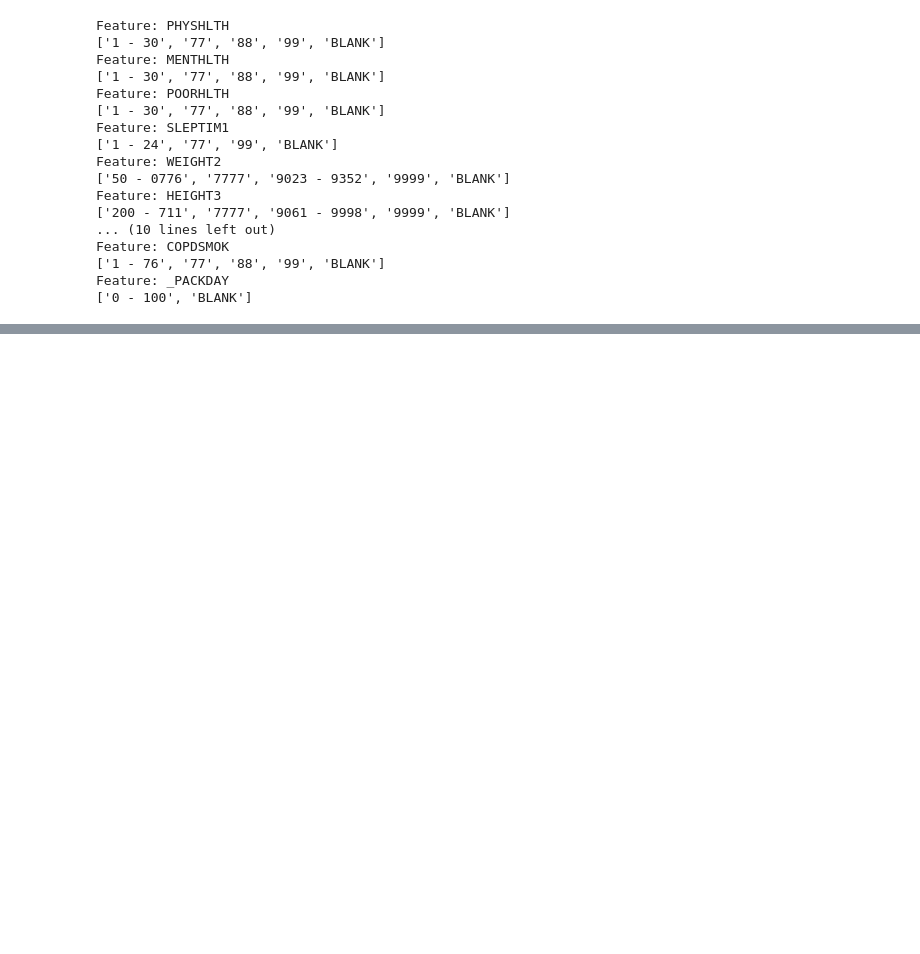
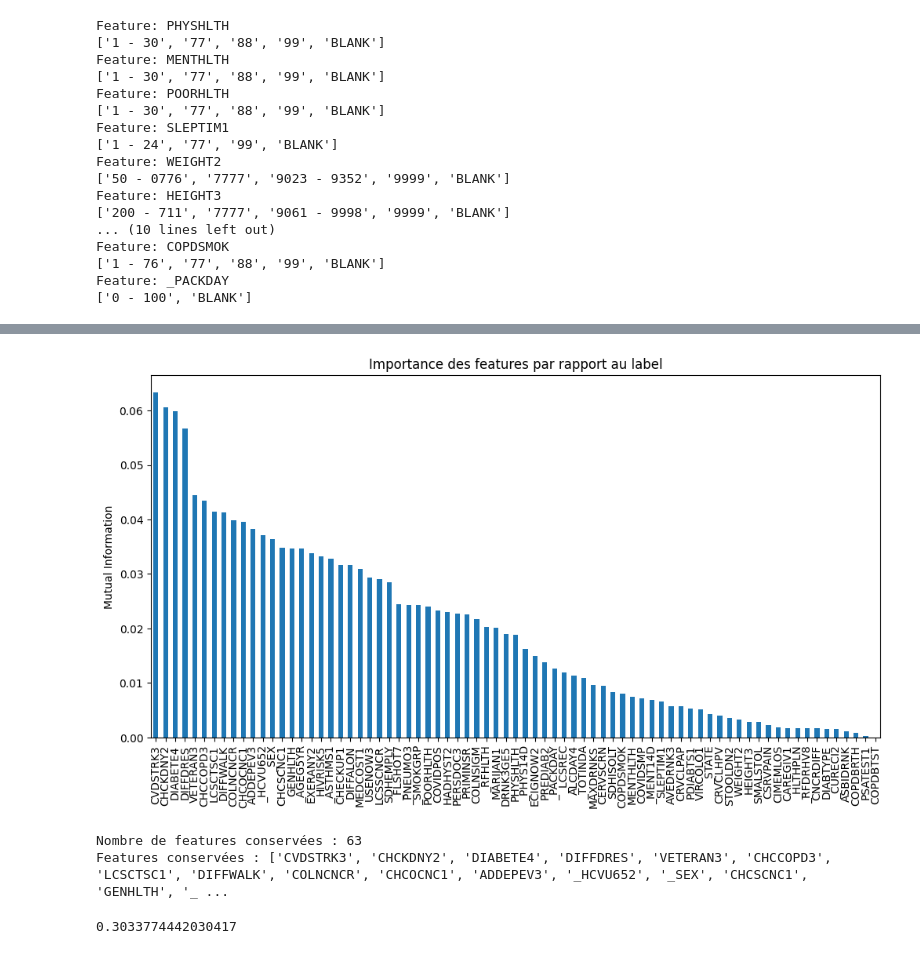
Before and after one commit to alextonon/Hackathon_Heart_Rate_Los_Tigros, a Jupyter notebook: global.ipynb, the cells around one changed output, grey strips where cells are left out. Drawn from its saved outputs; the diff is of its cells as text; code cells hidden in the pictures; blank space fills up the shorter version.

```diff
--- a/global.ipynb
+++ b/global.ipynb
@@ -132,0 +133,9 @@ data_reduced[continuous_columns].head()
+# %%
+categorical_features = [feat for feat, info in features_classification.items() if info == 'categorical']
+
+data_reduced[categorical_features] = data_reduced[categorical_features].fillna(-1)
+data_reduced[categorical_features] = (
+    data_reduced[categorical_features].astype('category').apply(lambda x: x.cat.codes)
+)
+# %%
+data_reduced = data_reduced.set_index('ID')
@@ -132,0 +159,45 @@ data_reduced[continuous_columns].head()
+# %%
+from sklearn.preprocessing import StandardScaler
+scaler = StandardScaler()
+
+data_reduced[continuous_columns] = scaler.fit_transform(data_reduced[continuous_columns])
+# %%
+X = data_reduced.drop('TARGET', axis = 1)
+y = data_reduced['TARGET'].astype(int)
+# %%
+from sklearn.feature_selection import mutual_info_classif
+
+mi = mutual_info_classif(X, y, discrete_features='auto', random_state=42)
+mi_series = pd.Series(mi, index=X.columns).sort_values(ascending=False)
+
+plt.figure(figsize=(12,6))
+mi_series.plot(kind='bar')
+plt.ylabel('Mutual Information')
+plt.title('Importance des features par rapport au label')
+plt.show()
+
+
+mi_cumsum = mi_series.cumsum()
+mi_total = mi_series.sum()
+
+threshold = 0.99 * mi_total
+features_99 = mi_cumsum[mi_cumsum <= threshold].index.tolist()
+
+print("Nombre de features conservées :", len(features_99))
+print("Features conservées :", features_99)
+# %% [output]
+[figure, added]
+Nombre de features conservées : 63
+Features conservées : ['CVDSTRK3', 'CHCKDNY2', 'DIABETE4', 'DIFFDRES', 'VETERAN3', 'CHCCOPD3', 'LCSCTSC1', 'DIFFWALK', 'COLNCNCR', 'CHCOCNC1', 'ADDEPEV3', '_HCVU652', '_SEX', 'CHCSCNC1', 'GENHLTH', '_ ...
+# %%
+from xgboost import XGBClassifier
+from sklearn.metrics import f1_score
+
+xgb =  XGBClassifier()
+
+xgb.fit(X, y)
+
+y_pred = xgb.predict(X)
+print(f1_score(y_pred, y))
+# %% [output]
+0.3033774442030417
```
Also changed, not shown: parts of 5 cells of this notebook.
